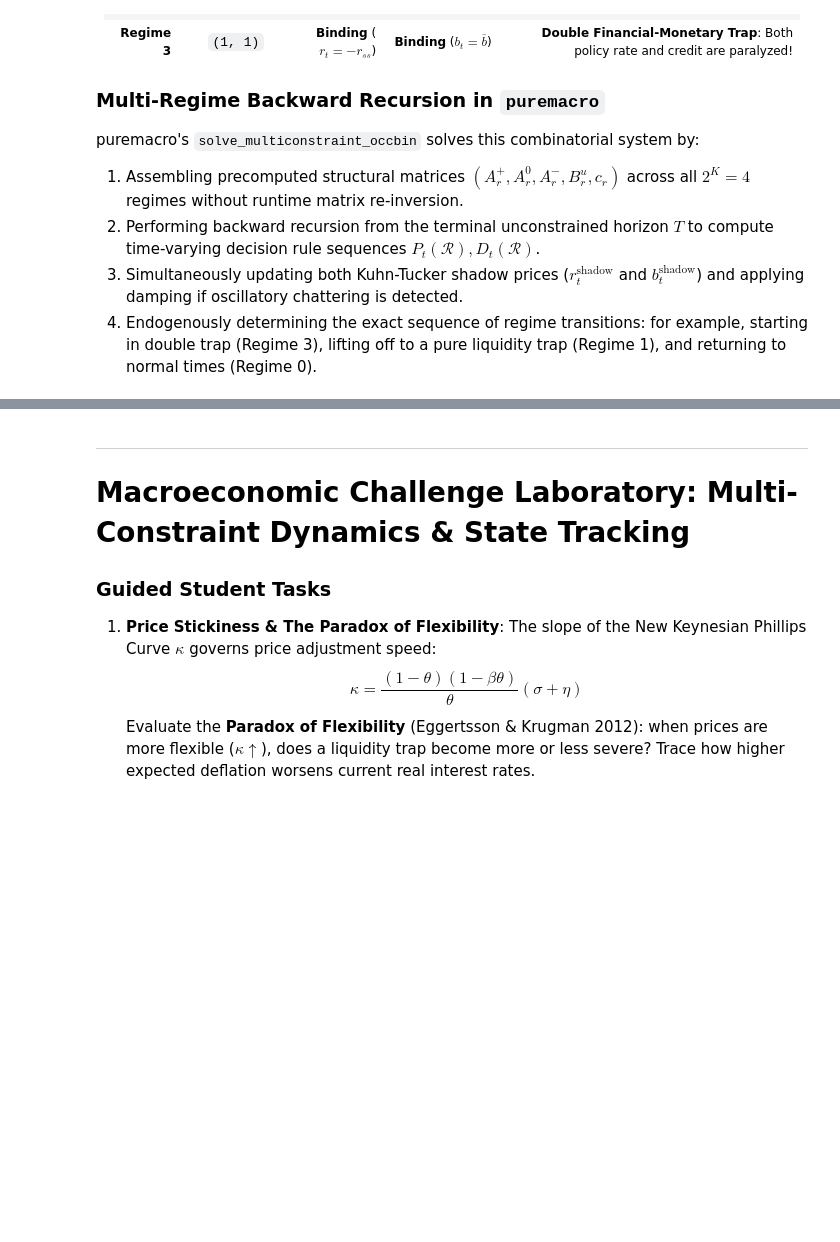
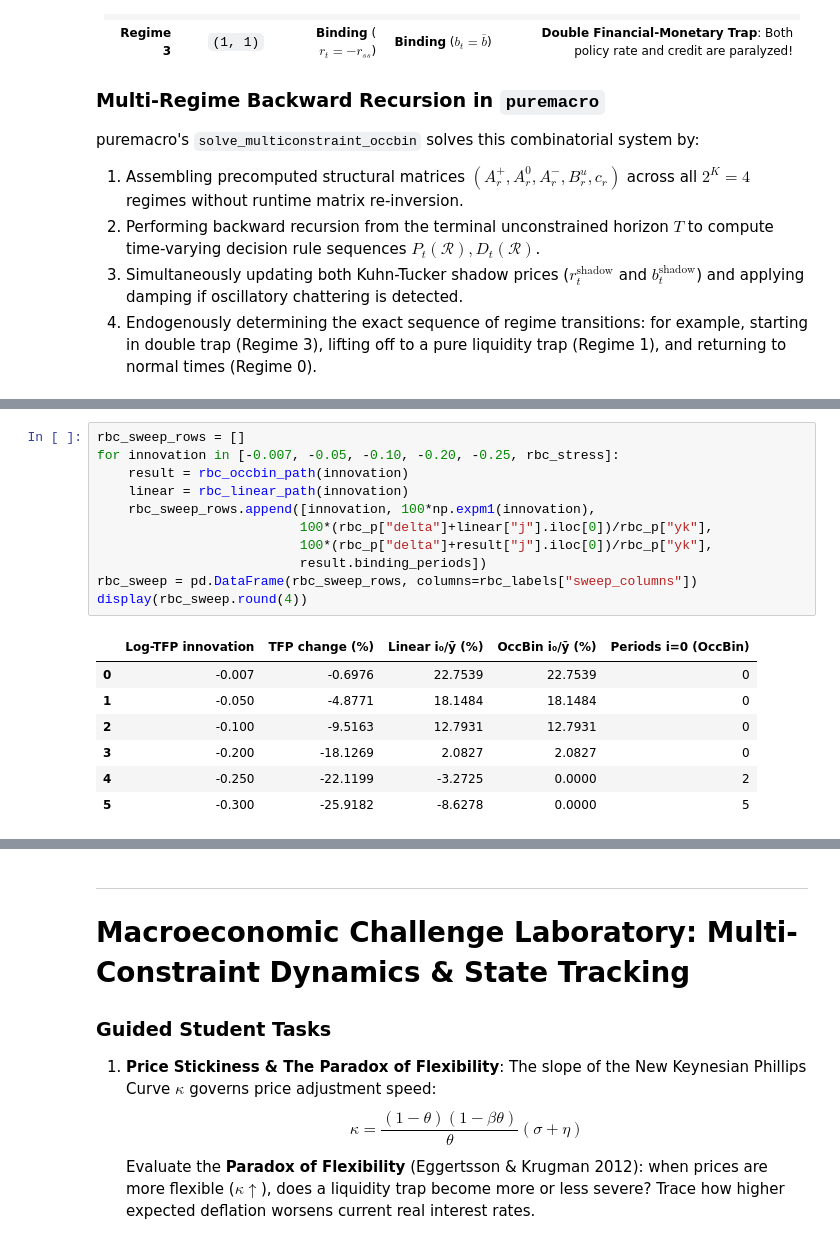
Before and after one commit to Allisterh/puremacro, a Jupyter notebook: curso/notebooks/T02_D_occbin_zlb_regimes.ipynb, the cells around one changed output, grey strips where cells are left out. Drawn from its saved outputs; the diff is of its cells as text; blank space fills up the shorter version.

```diff
--- a/curso/notebooks/T02_D_occbin_zlb_regimes.ipynb
+++ b/curso/notebooks/T02_D_occbin_zlb_regimes.ipynb
@@ -970,0 +1128,19 @@ g             0.0 -0.024270  0.005153 -0.005463     0.002217
+# %%
+rbc_sweep_rows = []
+for innovation in [-0.007, -0.05, -0.10, -0.20, -0.25, rbc_stress]:
+    result = rbc_occbin_path(innovation)
+    linear = rbc_linear_path(innovation)
+    rbc_sweep_rows.append([innovation, 100*np.expm1(innovation),
+                          100*(rbc_p["delta"]+linear["j"].iloc[0])/rbc_p["yk"],
+                          100*(rbc_p["delta"]+result["j"].iloc[0])/rbc_p["yk"],
+                          result.binding_periods])
+rbc_sweep = pd.DataFrame(rbc_sweep_rows, columns=rbc_labels["sweep_columns"])
+display(rbc_sweep.round(4))
+# %% [output]
+|  | Log-TFP innovation | TFP change (%) | Linear i₀/ȳ (%) | OccBin i₀/ȳ (%) | Periods i=0 (OccBin) |
+| 0 | -0.007 | -0.6976 | 22.7539 | 22.7539 | 0 |
+| 1 | -0.050 | -4.8771 | 18.1484 | 18.1484 | 0 |
+| 2 | -0.100 | -9.5163 | 12.7931 | 12.7931 | 0 |
+| 3 | -0.200 | -18.1269 | 2.0827 | 2.0827 | 0 |
+| 4 | -0.250 | -22.1199 | -3.2725 | 0.0000 | 2 |
+| 5 | -0.300 | -25.9182 | -8.6278 | 0.0000 | 5 |
```
Also changed, not shown: parts of 26 cells of this notebook, 8 other files.
